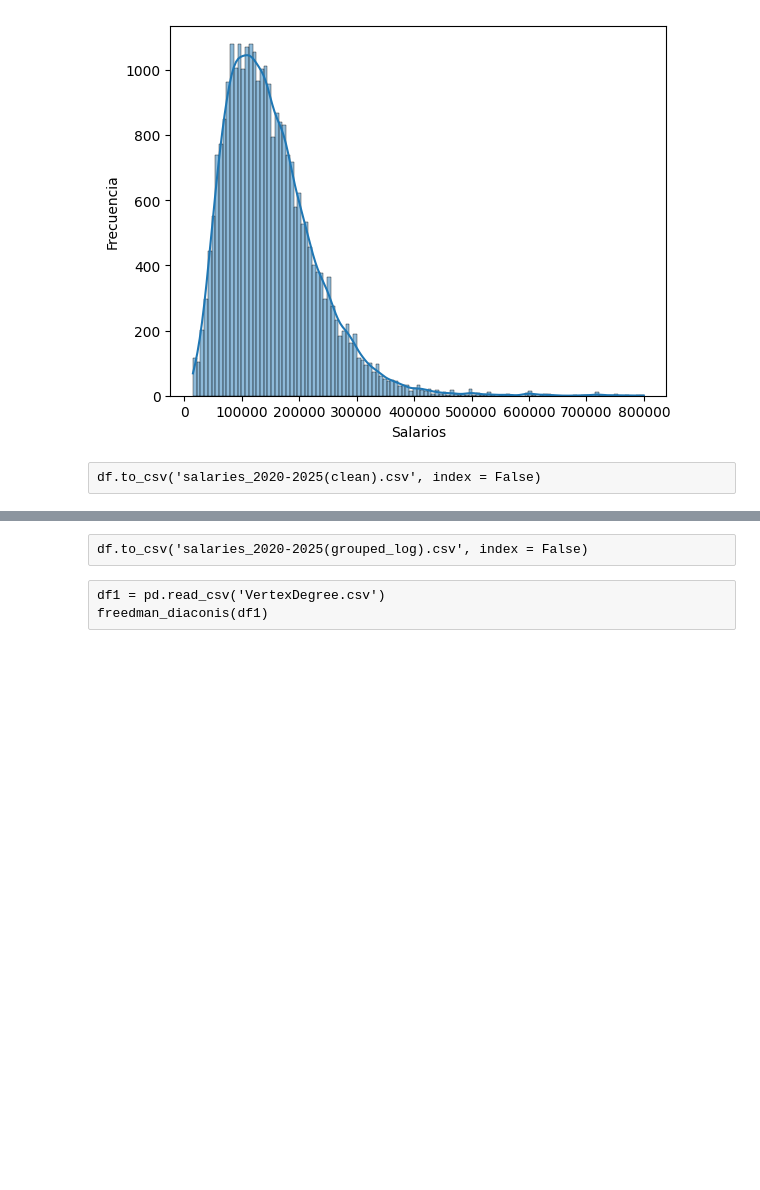
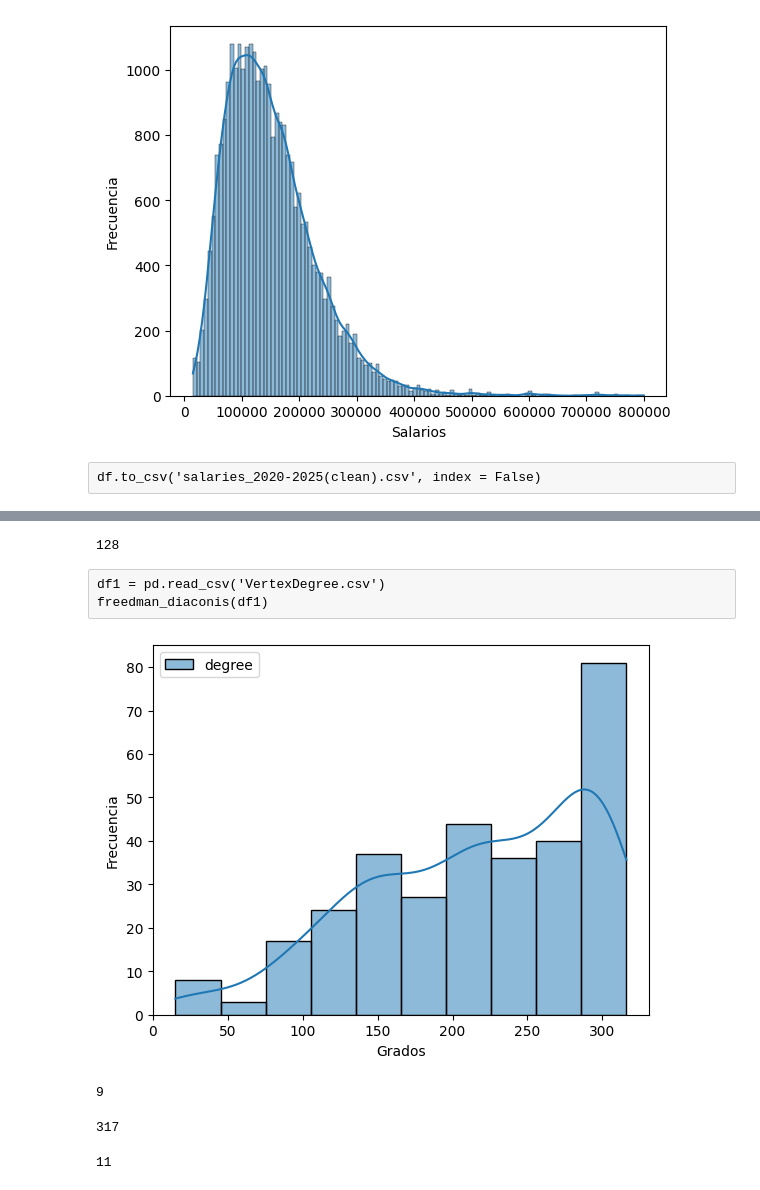
Before and after one commit to Skrap127/Salaries-Project, a Jupyter notebook: Redes/DataScience-Salaries/handling.ipynb, the cells around one changed output, grey strips where cells are left out. Drawn from its saved outputs; the diff is of its cells as text; code cells hidden in the pictures; blank space fills up the shorter version.

```diff
--- a/Redes/DataScience-Salaries/handling.ipynb
+++ b/Redes/DataScience-Salaries/handling.ipynb
@@ -129,2 +129,5 @@ print(df)
-# %% [raw]
-df.to_csv('salaries_2020-2025(grouped_log).csv', index = False)
+# %%
+s = df["salary"]
+len(s.drop_duplicates())
+# %% [output]
+128
@@ -131,3 +136,19 @@ df.to_csv('salaries_2020-2025(grouped_log).csv', index = False)
 # %% [raw]
 df1 = pd.read_csv('VertexDegree.csv')
 freedman_diaconis(df1)
+# %%
+degrees = pd.read_csv('VertexDegree.csv')
+sns.histplot(degrees, kde=True)
+plt.xlabel('Grados')
+plt.ylabel('Frecuencia')
+plt.show()
+# %% [output]
+[figure, added]
+# %%
+sturges(degrees)
+# %% [output]
+9
+# %%
+len(degrees)
+# %% [output]
+317
@@ -133,0 +190,4 @@ freedman_diaconis(df1)
+# %%
+doane_bins(degrees)
+# %% [output]
+11
```
Also changed, not shown: parts of 5 cells of this notebook, 16 other files.
